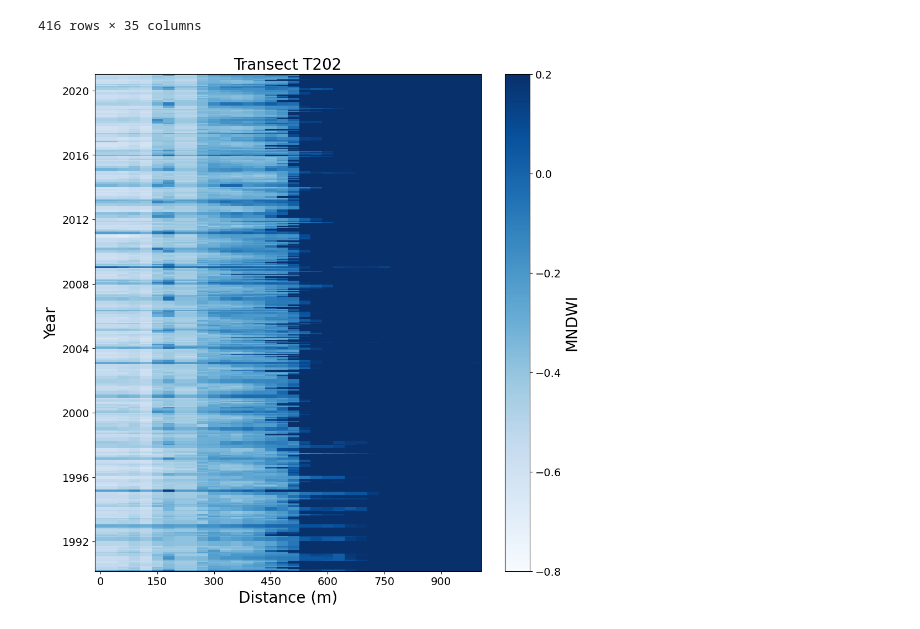
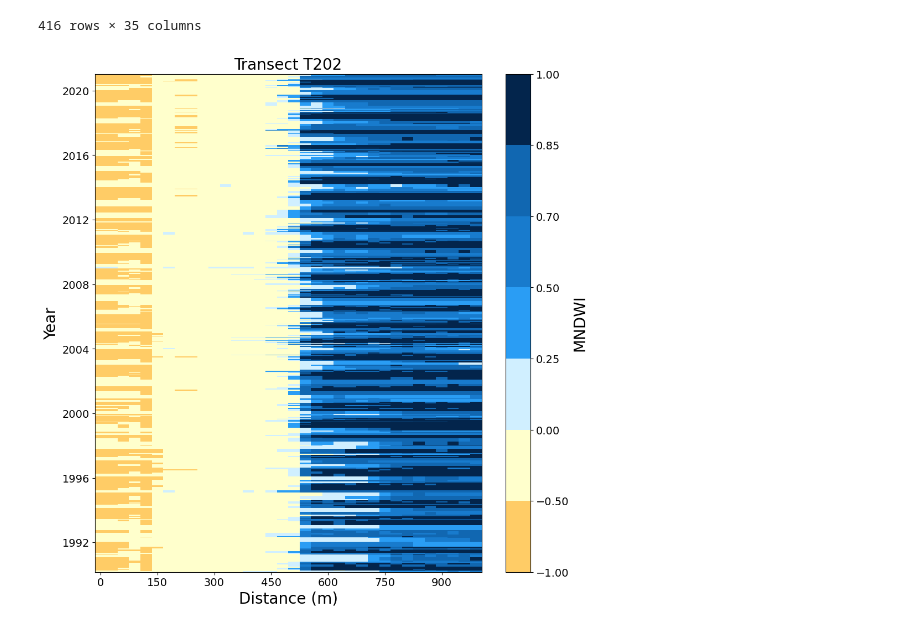
Before and after one commit to christopherowers/DP_KNP, a Jupyter notebook: Hovmoller_CO.ipynb, the cells around one changed output. Drawn from its saved outputs; the diff is of its cells as text; code cells hidden in the pictures.

Commit message:
working for MNDWI with nice colours and breaks suggested from KR

```diff
--- a/Hovmoller_CO.ipynb
+++ b/Hovmoller_CO.ipynb
@@ -244,17 +231,21 @@ df_pivoted
 416 rows × 35 columns
 # %%
 # This controls the colour map used for plotting index
-ndvi_cmap = mpl.colors.ListedColormap(['blue', '#ffcc66','#ffffcc' , '#ccff66' , '#2eb82e', '#009933' , '#006600'])
+ndvi_cmap = mpl.colors.ListedColormap(['blue', '#ffcc66', '#ffffcc', '#ccff66' , '#2eb82e', '#009933' , '#006600'])
 # ndvi_bounds = [-1, 0, 0.1, 0.25, 0.35, 0.5, 0.8, 1] # Emma breaks
-# ndvi_bounds = [-1, 0, 0.15, 0.3, 0.45, 0.6, 0.75, 1] # KR breaks
-ndvi_bounds = [-1, -0.8, -0.6, -0.5, -0.4, -0.2, 0, 0.2] # Chris MNDWI breaks
+ndvi_bounds = [-1, 0, 0.15, 0.3, 0.45, 0.6, 0.75, 1] # KR breaks
+ndvi_norm = mpl.colors.BoundaryNorm(ndvi_bounds, ndvi_cmap.N, clip=True)
 
-ndvi_norm = mpl.colors.BoundaryNorm(ndvi_bounds, ndvi_cmap.N, clip=True)
+
+mndwi_cmap = mpl.colors.ListedColormap(['#ffcc66','#ffffcc', '#d0efff','#2a9df4' , '#187bcd' , '#1167b1', '#03254c'])
+mndwi_bounds = [-1, -0.5, 0, 0.25, 0.5, 0.7, 0.85, 1] # KR MNDWI breaks
+mndwi_norm = mpl.colors.BoundaryNorm(mndwi_bounds, mndwi_cmap.N, clip=True)
 # %%
 fig = plt.figure(figsize=(11.27,11.69))
 
-# ax = hov_data.plot(x='distance', y='time', yincrease = True, cmap = ndvi_cmap, norm = ndvi_norm, vmin=-1, vmax =1)
-ax = hov_data.plot(x='distance', y='time', yincrease = True, cmap = 'Blues', vmin=-0.8, vmax =0.2) # MNDWI
+# ax = hov_data.plot(x='distance', y='time', yincrease = True, cmap = ndvi_cmap, norm = ndvi_norm, vmin=-1, vmax =1) # NDVI
+ax = hov_data.plot(x='distance', y='time', yincrease = True, cmap = mndwi_cmap, norm = mndwi_norm, vmin=-1, vmax =1) # MNDWI
+
 # plt.axis([0, hov_multi_ndvi_sel.distance.max(), '2010-01-01' , '2020-01-01'])
 
 
@@ -262,31 +253,31 @@ ax = hov_data.plot(x='distance', y='time', yincrease = True, cmap = 'Blues', vmi
 def multiply_by_30(value, pos):
     return int(value * 30)
 
 # Apply the custom function to the x-axis tick labels
 plt.gca().xaxis.set_major_formatter(plt.FuncFormatter(multiply_by_30))
 
 # Remove color bar (to reset so we can customise)
 ax.colorbar.remove()
 # Add color bar with adjusted font size
 color_bar = plt.colorbar(ax, orientation='vertical')
 color_bar.ax.tick_params(labelsize=14)  # Adjust the font size as needed
 color_bar.set_label(index_selection, fontsize=20)  # Adjust the font size as needed
 
 plt.xlabel('Distance (m)', fontsize ='20')
 plt.ylabel('Year', fontsize ='20')
 plt.xticks(fontsize=14)
 plt.yticks(fontsize=14)
 
 plt.title('Transect ' + os.path.splitext(os.path.basename(transect_file))[0], loc='center', fontsize=20) # removes the 'spatial_ref = 3577' default
 
 # save plot to file
 # plt.savefig('{}{}_HovPlot_{}_{}.png'.format(savepath,shape_name,start_of_epoch,end_of_epoch),
 #             bbox_inches='tight', dpi=300) # this is the way to do it with the config file!
 
 # save out
 plt.savefig('./output/' + os.path.splitext(os.path.basename(transect_file))[0] + '_' +
             start_of_epoch.split('-')[0] + '_' + end_of_epoch.split('-')[0] + '_' + index_selection + '.png',
             bbox_inches='tight', dpi=300)
 plt.show()
 # %% [output]
-[figure, old version]
+[figure, new version]
```
Also changed, not shown: parts of 2 cells of this notebook.
